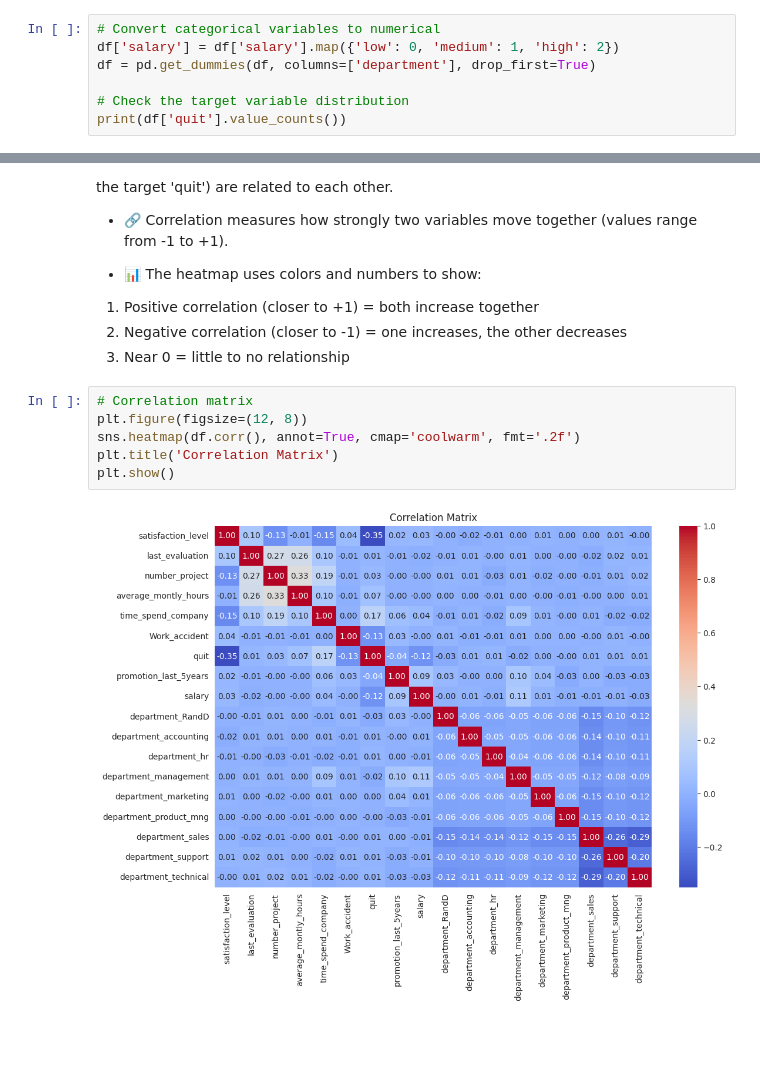
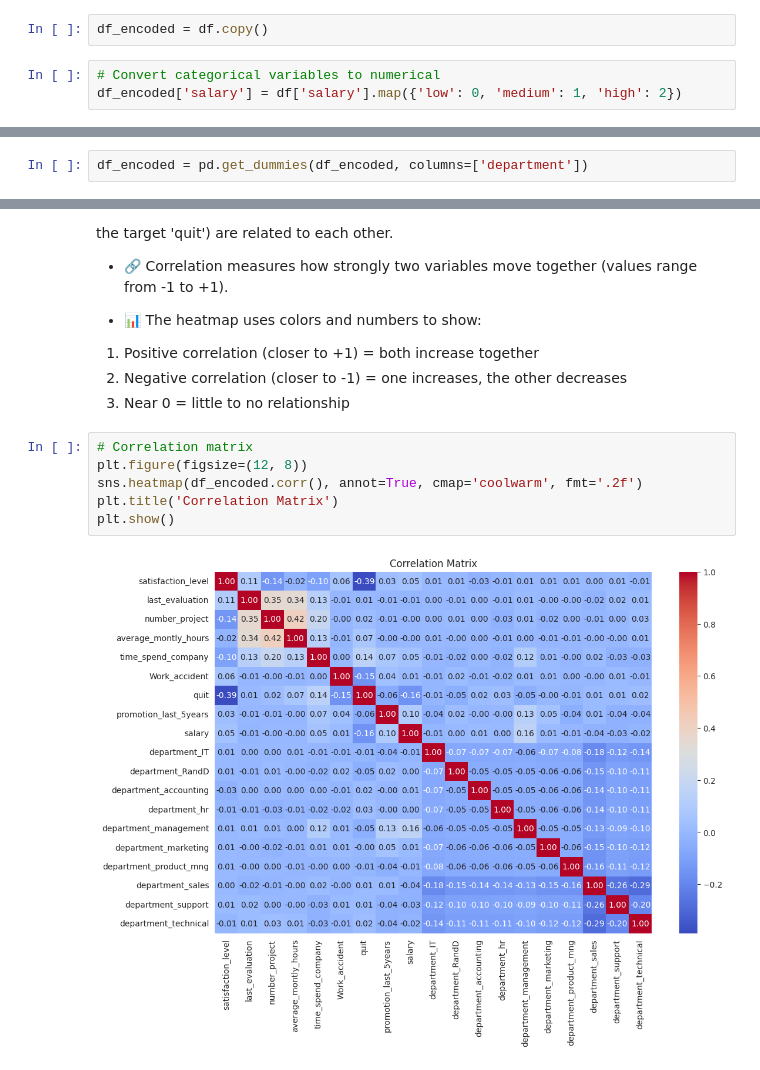
Before and after one commit to tamer-elkoT/Employee-Churn-Analysis-, a Jupyter notebook: EDA.ipynb, the cells around one changed output, grey strips where cells are left out. Drawn from its saved outputs; the diff is of its cells as text; blank space fills up the shorter version.

Commit message:
Create a new dataframe called df_encoded Ask some Analytical Questions & Try to answer It to get some insights.

```diff
--- a/EDA.ipynb
+++ b/EDA.ipynb
@@ -826,10 +820,8 @@ Passing `palette` without assigning `hue` is deprecated and will be removed in v
 
 *  🧾 Converts the 'department' column into multiple binary (0/1) columns using one-hot encoding.
 *  📊 Prints how many employees quit and how many did not quit.
+# %%
+df_encoded = df.copy()
 # %%
 # Convert categorical variables to numerical
-df['salary'] = df['salary'].map({'low': 0, 'medium': 1, 'high': 2})
-df = pd.get_dummies(df, columns=['department'], drop_first=True)
-
-# Check the target variable distribution
-print(df['quit'].value_counts())
+df_encoded['salary'] = df['salary'].map({'low': 0, 'medium': 1, 'high': 2})
@@ -840,0 +853,2 @@ Name: count, dtype: int64
+# %%
+df_encoded = pd.get_dummies(df_encoded, columns=['department'])
@@ -858,8 +903,8 @@ Name: count, dtype: int64
 # %%
 # Correlation matrix
 plt.figure(figsize=(12, 8))
-sns.heatmap(df.corr(), annot=True, cmap='coolwarm', fmt='.2f')
+sns.heatmap(df_encoded.corr(), annot=True, cmap='coolwarm', fmt='.2f')
 plt.title('Correlation Matrix')
 plt.show()
 # %% [output]
-[figure, old version]
+[figure, new version]
```
Also changed, not shown: parts of 39 cells of this notebook.
